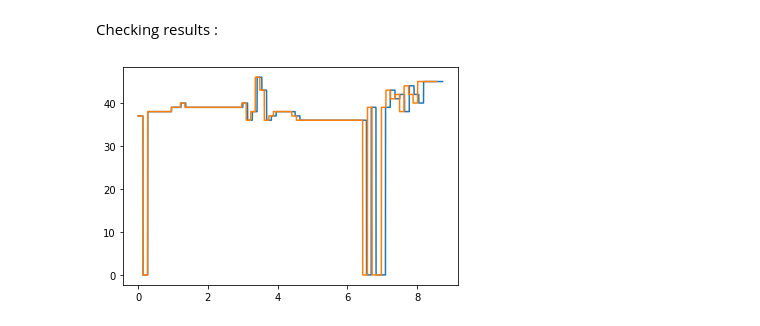
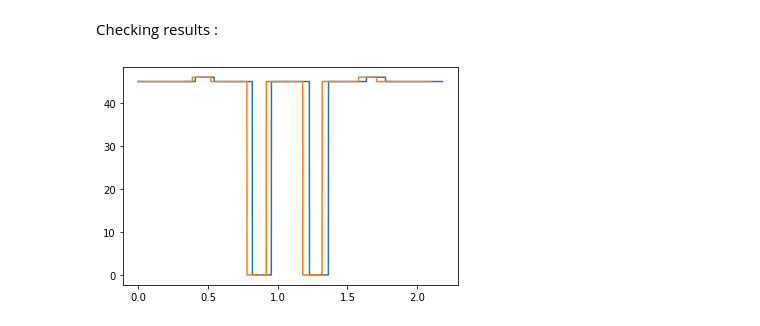
Before and after one commit to gle-bellier/internship-expressive-DDSP, a Jupyter notebook: converter.ipynb, the cells around one changed output. Drawn from its saved outputs; the diff is of its cells as text; code cells hidden in the pictures.

Commit message:
Reorganised midi files

```diff
--- a/converter.ipynb
+++ b/converter.ipynb
@@ -17,2 +18,5 @@ import glob
+# %%
+midi_file = "midi-files-test/monophonic-and-pauses.mid"
+path = "generated-midi-files/"
 # %%
 c = Converter()
@@ -112,18 +113,18 @@ note_seq.sequence_proto_to_midi_file(seq, 'bassline-note-tuple.mid')
 # %% [markdown]
 Checking results :
 # %%
-midi_data = pm.PrettyMIDI('bassline.mid')
+midi_data = pm.PrettyMIDI(midi_file)
 v1 = Visualizer(midi_data)
-midi_data = pm.PrettyMIDI('bassline-note-tuple.mid')
+midi_data = pm.PrettyMIDI(path + midi_file[:-4]+"_note_tuple.mid")
 v2 = Visualizer(midi_data)
 
 
 
 t1, p1, l1 = v1.get_time_f0_loudness()
 t2, p2, l2 = v2.get_time_f0_loudness()
 
 plt.plot(t1, p1[0], label = "original")
 plt.plot(t2, p2[0], label = "reconstruct")
 plt.show()
 # %% [output]
-[figure, old version]
+[figure, new version]
```
Also changed, not shown: parts of 10 cells of this notebook, 10 other files.
